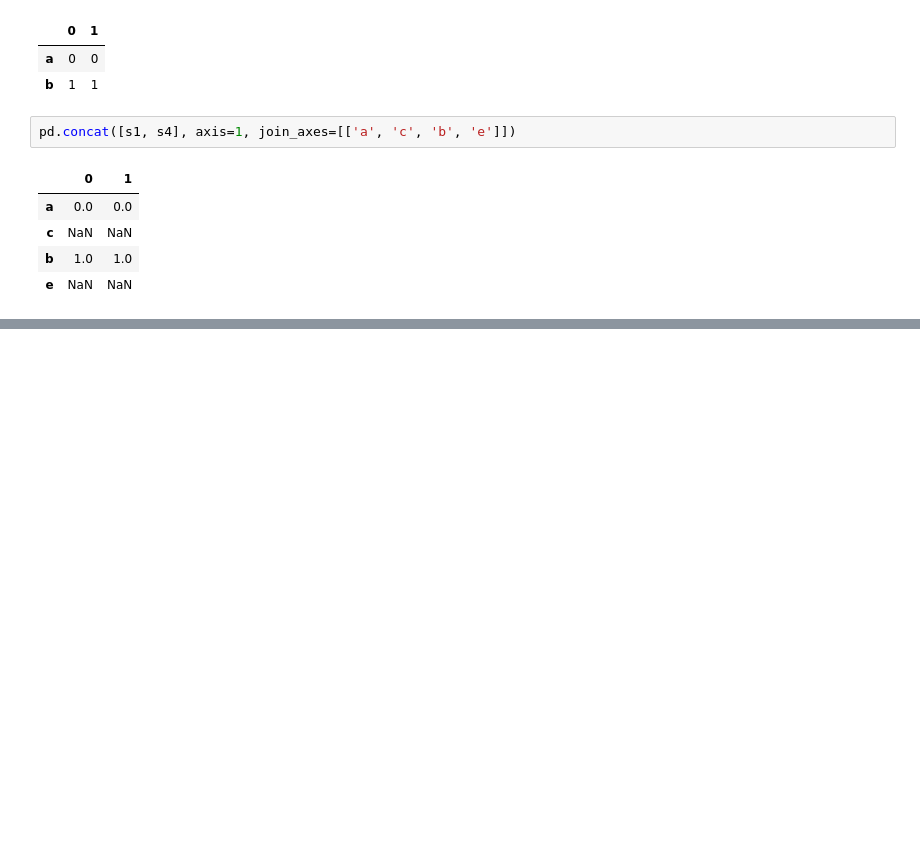
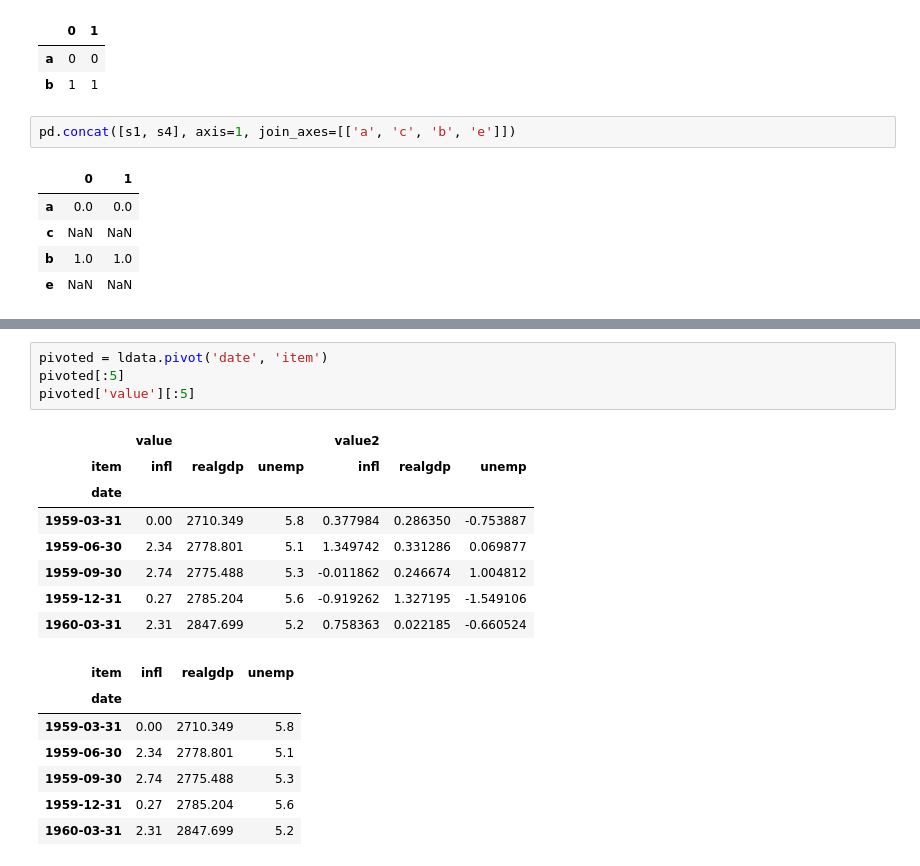
Before and after one commit to SiddalingeshaDS/ML-Practice, a Jupyter notebook: Python for Data Analysis/Data Wrangling.ipynb, the cells around one changed output, grey strips where cells are left out. Saved outputs shown, nothing was run; the diff lists cells and outputs as text; blank space fills up the shorter version.

```diff
--- a/Python for Data Analysis/Data Wrangling.ipynb
+++ b/Python for Data Analysis/Data Wrangling.ipynb
@@ -587,0 +956,20 @@ pd.concat([s1, s4], axis=1, join_axes=[['a', 'c', 'b', 'e']])
+# %%
+pivoted = ldata.pivot('date', 'item')
+pivoted[:5]
+pivoted['value'][:5]
+# %% [output]
+|  | value |  |  | value2 |  |  |
+| item | infl | realgdp | unemp | infl | realgdp | unemp |
+| date |  |  |  |  |  |  |
+| 1959-03-31 | 0.00 | 2710.349 | 5.8 | 0.377984 | 0.286350 | -0.753887 |
+| 1959-06-30 | 2.34 | 2778.801 | 5.1 | 1.349742 | 0.331286 | 0.069877 |
+| 1959-09-30 | 2.74 | 2775.488 | 5.3 | -0.011862 | 0.246674 | 1.004812 |
+| 1959-12-31 | 0.27 | 2785.204 | 5.6 | -0.919262 | 1.327195 | -1.549106 |
+| 1960-03-31 | 2.31 | 2847.699 | 5.2 | 0.758363 | 0.022185 | -0.660524 |
+| item | infl | realgdp | unemp |
+| date |  |  |  |
+| 1959-03-31 | 0.00 | 2710.349 | 5.8 |
+| 1959-06-30 | 2.34 | 2778.801 | 5.1 |
+| 1959-09-30 | 2.74 | 2775.488 | 5.3 |
+| 1959-12-31 | 0.27 | 2785.204 | 5.6 |
+| 1960-03-31 | 2.31 | 2847.699 | 5.2 |
```
Also changed, not shown: parts of 29 cells of this notebook.
